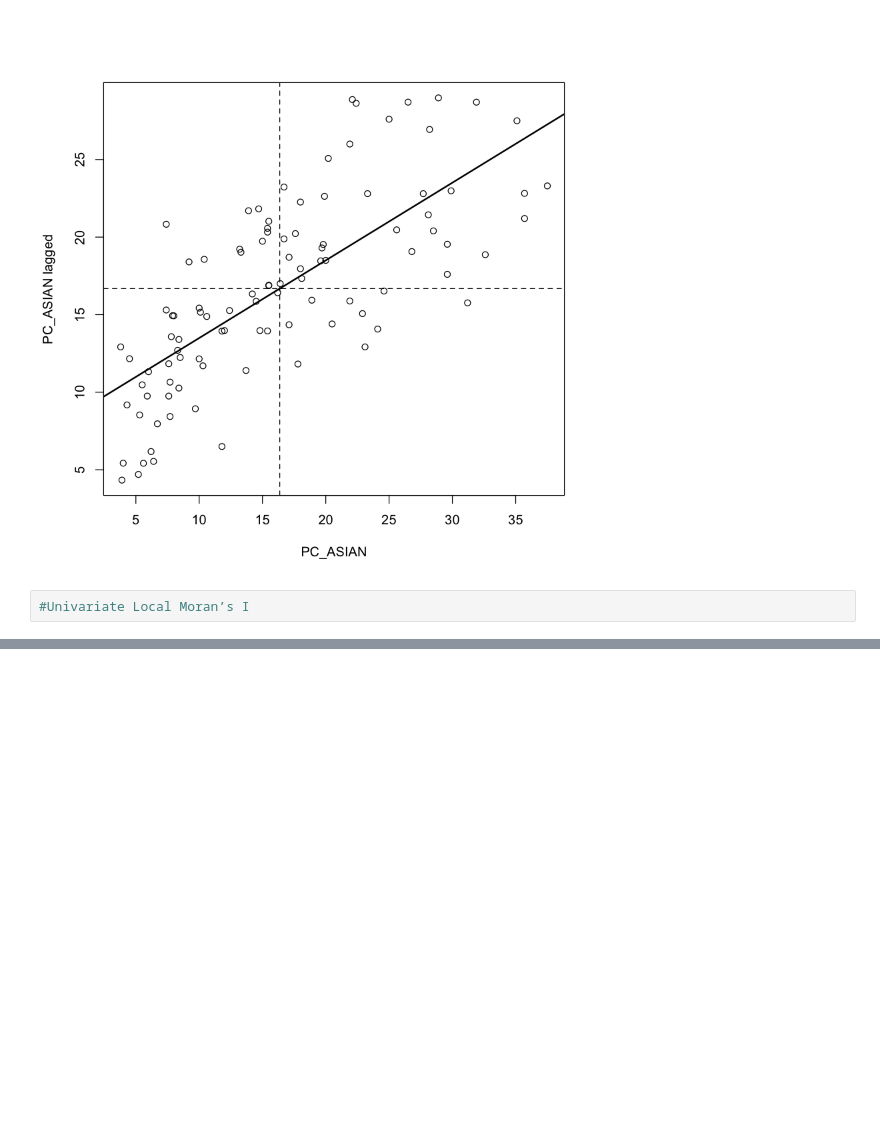
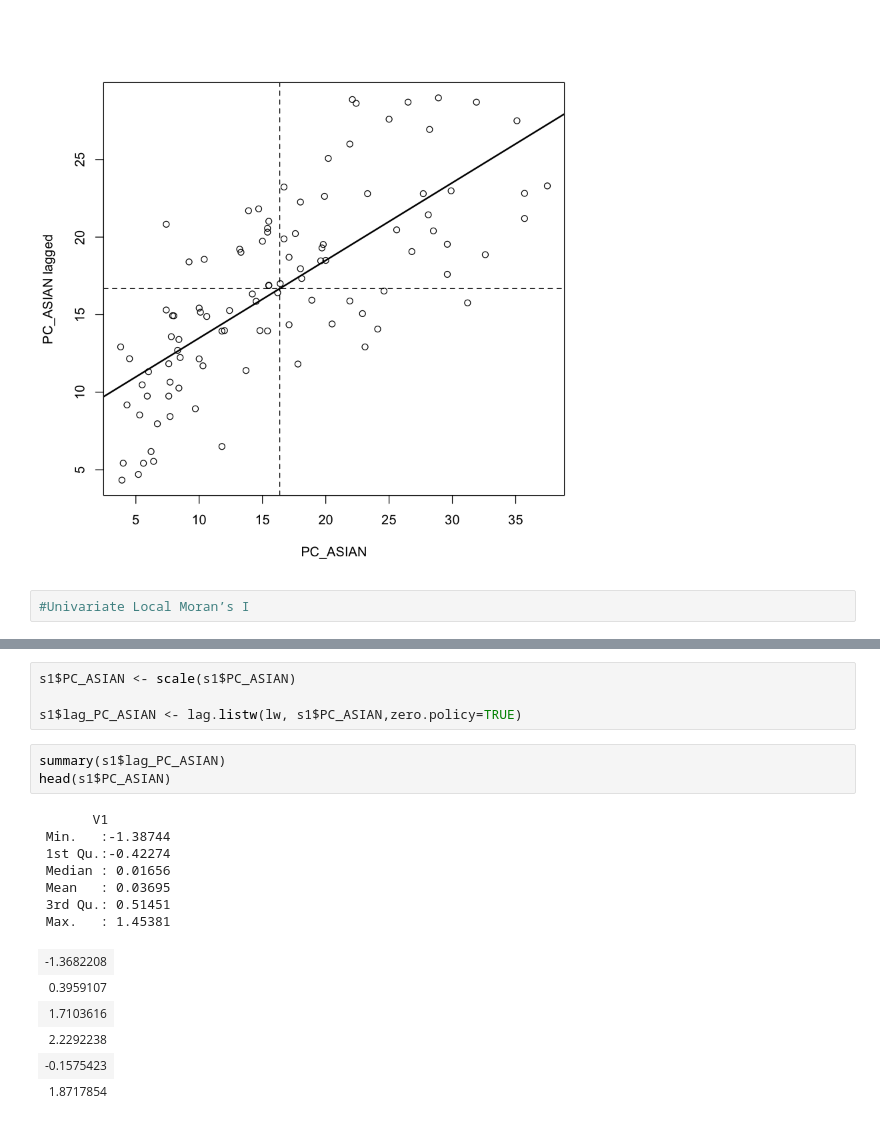
Before and after one commit to xrwang/geog187-notebooks, a Jupyter notebook: lab1-spatial autocorrelation.ipynb, the cells around one changed output, grey strips where cells are left out. Saved outputs shown, nothing was run; the diff lists cells and outputs as text; blank space fills up the shorter version.

```diff
--- a/lab1-spatial autocorrelation.ipynb
+++ b/lab1-spatial autocorrelation.ipynb
@@ -385,0 +394,21 @@ abline(v=ybar, lt=2)
+# %%
+s1$PC_ASIAN <- scale(s1$PC_ASIAN)
+
+s1$lag_PC_ASIAN <- lag.listw(lw, s1$PC_ASIAN,zero.policy=TRUE)
+# %%
+summary(s1$lag_PC_ASIAN)
+head(s1$PC_ASIAN)
+# %% [output]
+       V1
+ Min.   :-1.38744
+ 1st Qu.:-0.42274
+ Median : 0.01656
+ Mean   : 0.03695
+ 3rd Qu.: 0.51451
+ Max.   : 1.45381
+| -1.3682208 |
+| 0.3959107 |
+| 1.7103616 |
+| 2.2292238 |
+| -0.1575423 |
+| 1.8717854 |
```
Also changed, not shown: parts of 2 cells of this notebook.
